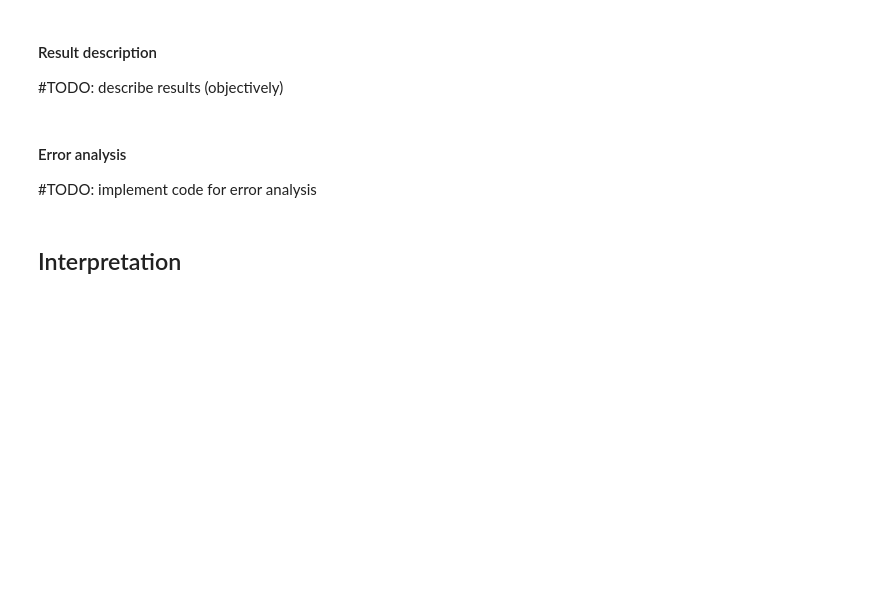
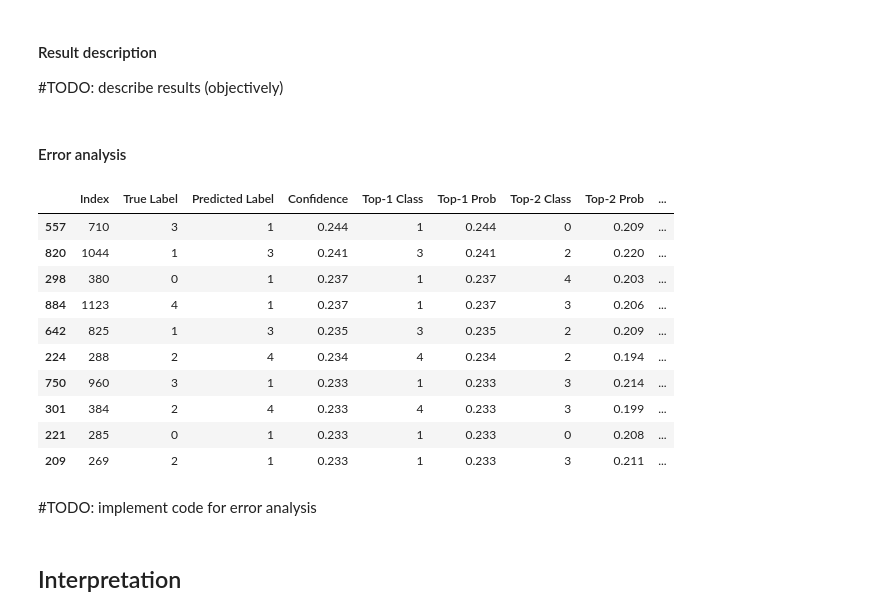
Before and after one commit to d-sbrgr/NLP_FS25, a Jupyter notebook: projects/project_01.ipynb, the cells around one changed output. Cells and saved outputs as stored; diff of their text form; code cells hidden in the pictures; blank space fills up the shorter version.

Commit message:
chore: include error analysis

```diff
--- a/projects/project_01.ipynb
+++ b/projects/project_01.ipynb
@@ -777,11 +780,11 @@ def evaluate_model(model, dataloader) -> tuple[np.array, np.array, np.array]:
             l = l.to("cpu")
             preds = torch.argmax(l, dim=-1)
 
-            logits.extend(l.numpy())
-            predictions.extend(preds.numpy())
-            true_labels.extend(labels.numpy())
+            logits.append(l)
+            predictions.append(preds)
+            true_labels.append(labels)
 
-    return np.array(predictions), np.array(logits), np.array(true_labels)
+    return torch.cat(predictions), torch.cat(logits), torch.cat(true_labels)
 # %%
 predictions, logits, labels = evaluate_model(classifier_model, test_loader_classifier)
 # %% [markdown]
@@ -804,32 +811,47 @@ plt.show()
 #TODO: describe results (objectively)
 # %% [markdown]
 #### Error analysis
-#TODO: implement code for error analysis
 # %%
 misclassified_indices = np.where(predictions != labels)[0]
 
 error_collection = []
 for index in misclassified_indices:
-    probs = nn.functional.softmax(torch.tensor(logits[index]), dim=-1)
+    probs = nn.functional.softmax(logits[index], dim=-1)
+    probs = probs.numpy()
     top3_indices = np.argsort(probs)[::-1][:3]
     top3_probs = probs[top3_indices]
 
     error_collection.append({
         "Index": index,
-        "True Label": labels[index],
-        "Predicted Label": predictions[index],
+        "True Label": labels[index].numpy(),
+        "Predicted Label": predictions[index].numpy(),
         "Confidence": probs[predictions[index]],
         "Top-1 Class": top3_indices[0],
         "Top-1 Prob": top3_probs[0],
         "Top-2 Class": top3_indices[1],
         "Top-2 Prob": top3_probs[1],
         "Top-3 Class": top3_indices[2],
         "Top-3 Prob": top3_probs[2],
     })
 
+pd.set_option("display.precision", 3)
 df_errors = pd.DataFrame(error_collection)
-pd.set_option("display.precision", 2)
+df_errors.sort_values(by='Confidence', ascending=False, inplace=True)
 df_errors.head(10)
+# %% [output]
+|  | Index | True Label | Predicted Label | Confidence | Top-1 Class | Top-1 Prob | Top-2 Class | Top-2 Prob | ... |
+| 557 | 710 | 3 | 1 | 0.244 | 1 | 0.244 | 0 | 0.209 | ... |
+| 820 | 1044 | 1 | 3 | 0.241 | 3 | 0.241 | 2 | 0.220 | ... |
+| 298 | 380 | 0 | 1 | 0.237 | 1 | 0.237 | 4 | 0.203 | ... |
+| 884 | 1123 | 4 | 1 | 0.237 | 1 | 0.237 | 3 | 0.206 | ... |
+| 642 | 825 | 1 | 3 | 0.235 | 3 | 0.235 | 2 | 0.209 | ... |
+| 224 | 288 | 2 | 4 | 0.234 | 4 | 0.234 | 2 | 0.194 | ... |
+| 750 | 960 | 3 | 1 | 0.233 | 1 | 0.233 | 3 | 0.214 | ... |
+| 301 | 384 | 2 | 4 | 0.233 | 4 | 0.233 | 3 | 0.199 | ... |
+| 221 | 285 | 0 | 1 | 0.233 | 1 | 0.233 | 0 | 0.208 | ... |
+| 209 | 269 | 2 | 1 | 0.233 | 1 | 0.233 | 3 | 0.211 | ... |
+# %% [markdown]
+#TODO: implement code for error analysis
 # %% [markdown]
 ## Interpretation
 # %%
```
Also changed, not shown: parts of 9 cells of this notebook.
